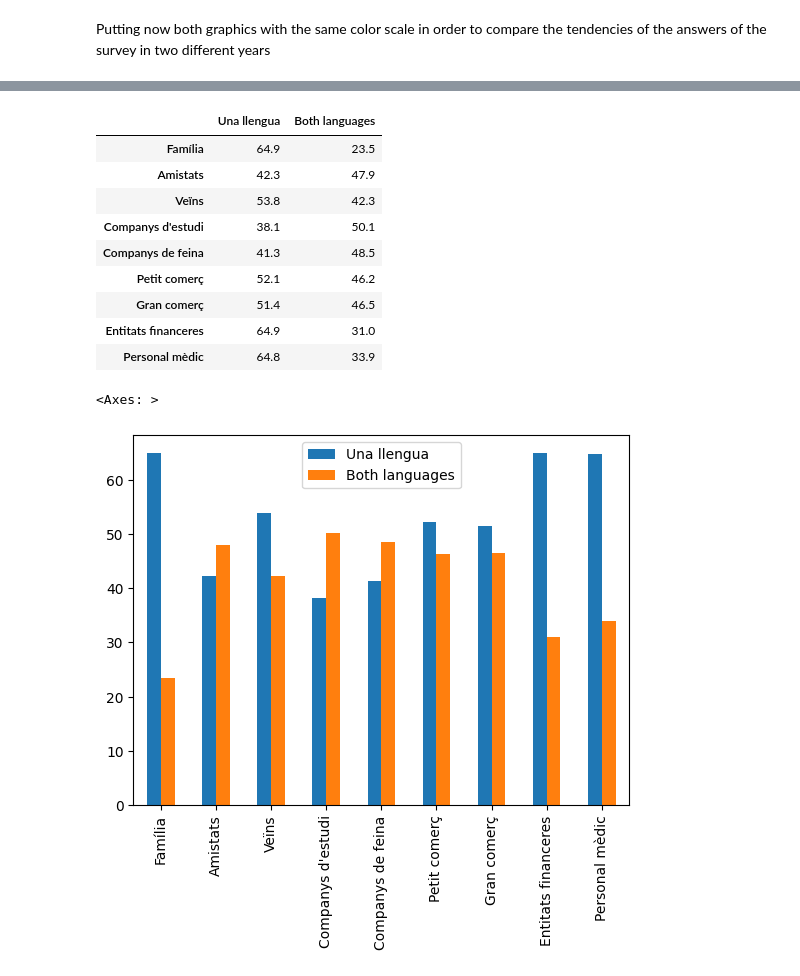
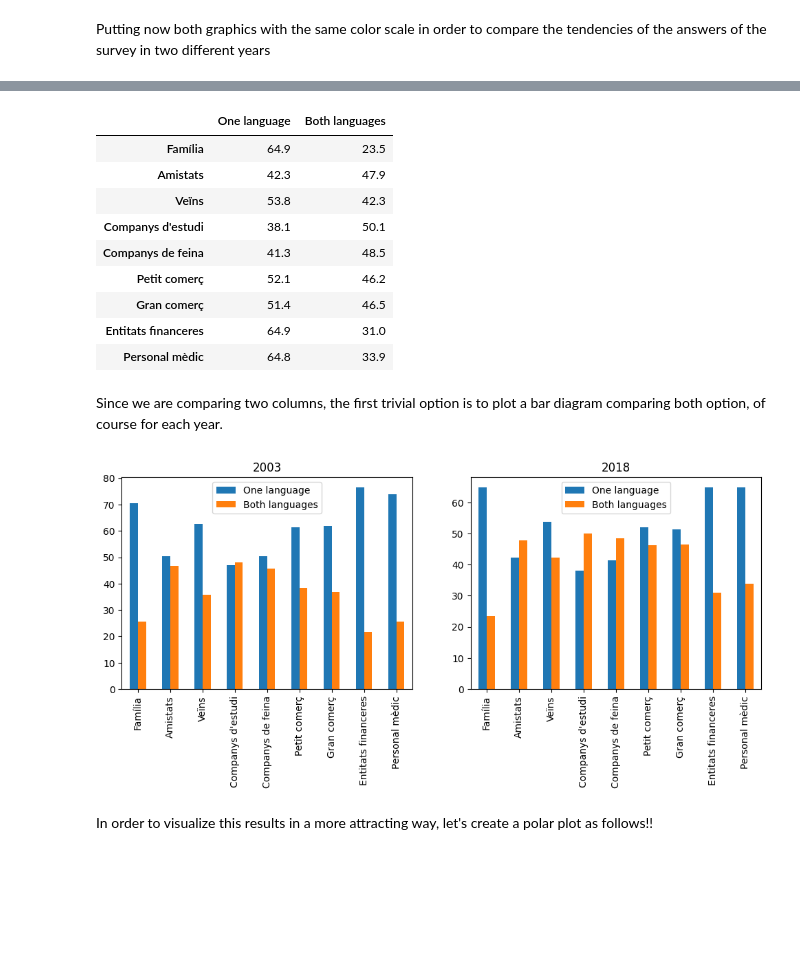
Before and after one commit to GuifreRamos/LlenguaCatalana, a Jupyter notebook: Guifre.ipynb, the cells around one changed output, grey strips where cells are left out. Cells and saved outputs as stored; diff of their text form; code cells hidden in the pictures; blank space fills up the shorter version.

```diff
--- a/Guifre.ipynb
+++ b/Guifre.ipynb
@@ -52,12 +60,18 @@ df2013 = df2013.drop('Escriure notes personals')
 df2013 = df2013.drop('Escriure missatges de mòbil')
 # %%
 def rename_rows(df):
-    df = df.copy()
-    df = df.rename(index={'Membres de la llar (1)':'Família'})
+    '''Function that renames some particular rows changing the for simplicity'''
+
+    df = df.copy()  # Work on a copy to avoid modifying the original dataframe
+
+    df = df.rename(index={'Membres de la llar (1)':'Família'})     #Renames the specific rows for a given name
     df = df.rename(index={"Companys d'estudi (2)":"Companys d'estudi"})
     df = df.rename(index={"Companys de feina (3)":"Companys de feina"})
+
     return df
 
+
+#Apply the function to all the dataframes
 df2003=rename_rows(df2003)
 df2008=rename_rows(df2008)
 df2013=rename_rows(df2013)
@@ -143,3 +158,22 @@ Més castellà que català    10.3
 Només castellà             36.5
 Altres situacions           3.9
 Name: Família, dtype: float64
+# %%
+def translate_dataframes(df):
+
+     df = df.copy()  # Work on a copy to avoid modifying the original dataframe
+
+     df = df.rename(index={'Família':'Family'})     #Renames the specific rows for a given name
+     df = df.rename(index={"Amistats":"Friends"})
+     df = df.rename(index={"Veïns":"Neighbors"})
+     df = df.rename(index={"Companys d'estudi":"Peers"})
+     df = df.rename(index={"Companys de feina":"Colleagues"})
+     df = df.rename(index={"Petit comerç":"Small scale enterprize"})
+     df = df.rename(index={"Gran comerç":"Large scale enterprize"})
+     df = df.rename(index={"Entitats financeres":"Economic entities"})
+     df = df.rename(index={"Personal mèdic":"Medical service"})
+     return df
+df2003 = translate_dataframes(df2003)
+df2008 = translate_dataframes(df2008)
+df2013 = translate_dataframes(df2013)
+df2018 = translate_dataframes(df2018)
@@ -716,17 +749,23 @@ df_extremes
 # %%
 def create_df_dualcharacter(dforiginal):
+    '''Sums particular selected columns to define new df'''
+
     df_extremes = dforiginal.copy()
-    df_extremes['Una llengua'] = df_extremes['Només català'] + df_extremes['Només castellà']
+    df_extremes['One language'] = df_extremes['Només català'] + df_extremes['Només castellà']
     df_extremes['Both languages'] = df_extremes['Més català que castellà'] + df_extremes['Ambdues'] + df_extremes['Més castellà que català']
     df_extremes = df_extremes.drop(columns=["Només català", "Només castellà", "Més català que castellà", "Ambdues", "Més castellà que català","Altres situacions"])
+
     return df_extremes
 
 df_extremes2018 = create_df_dualcharacter(df2018)
+df_extremes2013 = create_df_dualcharacter(df2013)
+df_extremes2008 = create_df_dualcharacter(df2008)
 df_extremes2003 = create_df_dualcharacter(df2003)
 # %%
+#Print
 df_extremes2018
 # %% [output]
-|  | Una llengua | Both languages |
+|  | One language | Both languages |
 | Família | 64.9 | 23.5 |
 | Amistats | 42.3 | 47.9 |
 | Veïns | 53.8 | 42.3 |
@@ -736,11 +775,19 @@ df_extremes2018
 | Gran comerç | 51.4 | 46.5 |
 | Entitats financeres | 64.9 | 31.0 |
 | Personal mèdic | 64.8 | 33.9 |
+# %% [markdown]
+Since we are comparing two columns, the first trivial option is to plot a bar diagram comparing both option, of course for each year.
 # %%
-df_extremes2018.plot(kind='bar')
+fig, axes = plt.subplots(1, 2, figsize=(12, 4))  # 1 row, 2 columns
+
+df_extremes2003.plot(kind='bar',ax=axes[0],title='2003')
+df_extremes2018.plot(kind='bar',ax=axes[1],title='2018')
+
+plt.show()
 # %% [output]
-<Axes: >
-[figure, old version]
+[figure, new version]
+# %% [markdown]
+In order to visualize this results in a more attracting way, let's create a polar plot as follows!!
 # %%
 import numpy as np
 import matplotlib.pyplot as plt
```
Also changed, not shown: parts of 72 cells of this notebook, 1 other file.
